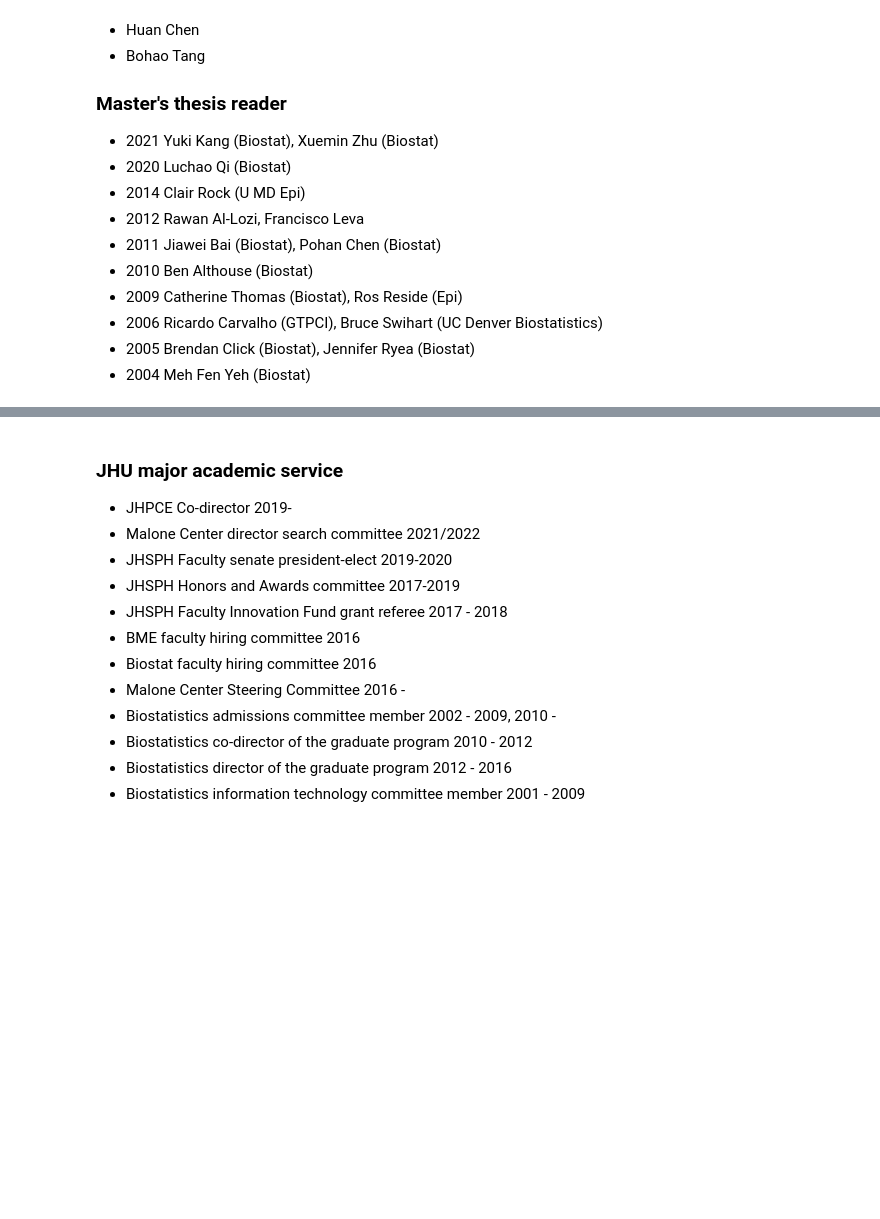
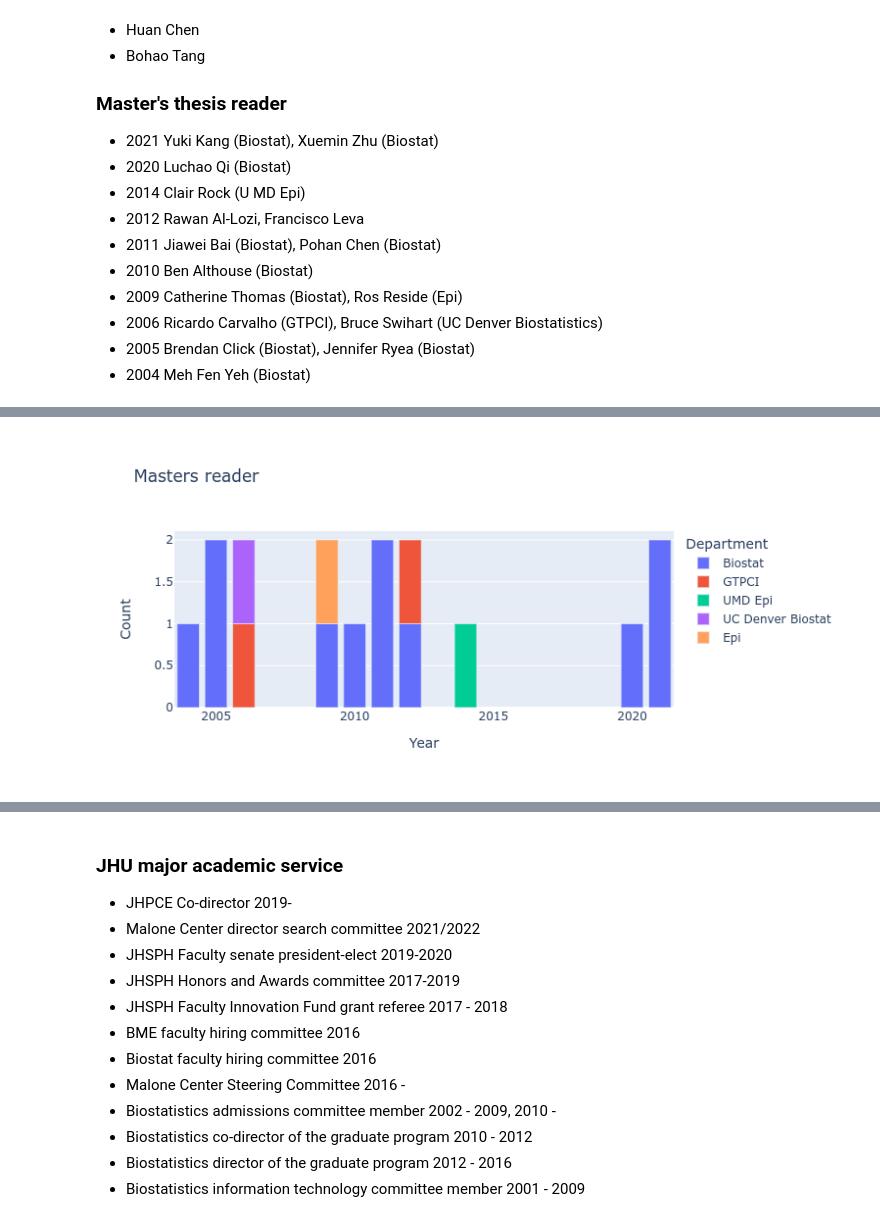
Before and after one commit to bcaffo/cv, a Jupyter notebook: cvJupyter.ipynb, the cells around one changed output, grey strips where cells are left out. Cells and saved outputs as stored; diff of their text form; code cells hidden in the pictures; blank space fills up the shorter version.

```diff
--- a/cvJupyter.ipynb
+++ b/cvJupyter.ipynb
@@ -238,0 +244,5 @@ fig.show()
+# %%
+fig = px.bar(exams[ exams['Exam'] == "masters"], x = "Year", y = "Count", color = "Department", title = "Masters reader")
+fig.show()
+# %% [output]
+[figure, added]
```
Also changed, not shown: parts of 13 cells of this notebook, 5 other files.
